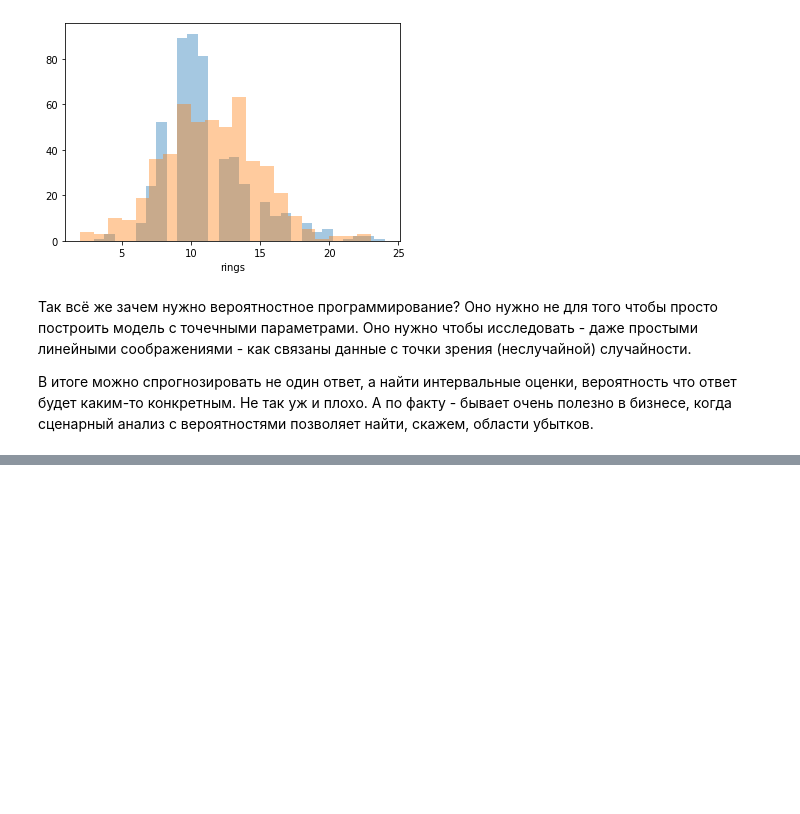
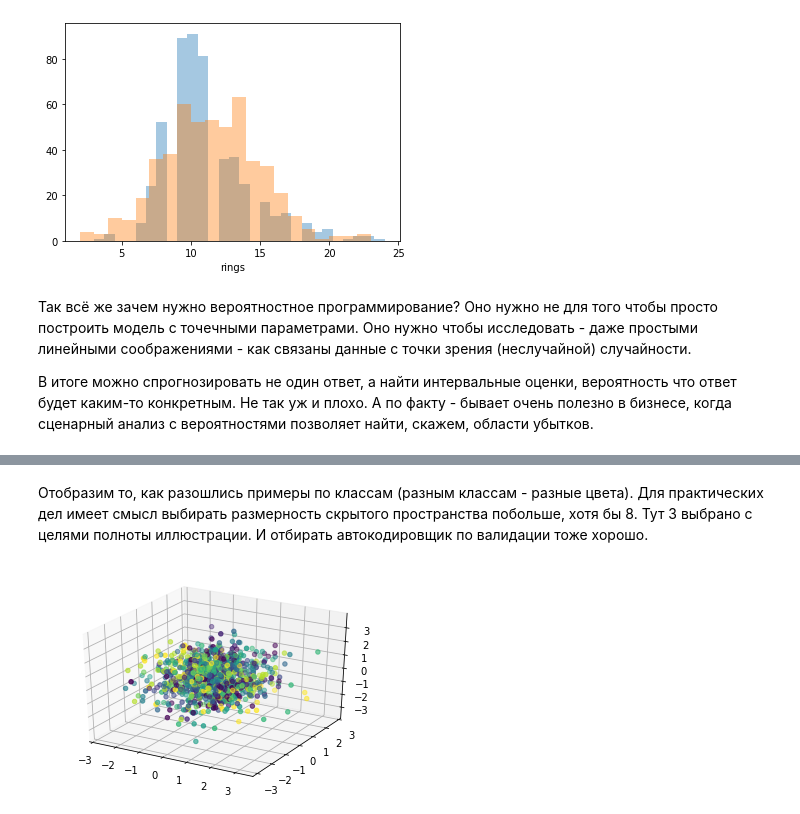
Before and after one commit to timeseries-ru/course, a Jupyter notebook: day_5.ipynb, the cells around one changed output, grey strips where cells are left out. Saved outputs shown, nothing was run; the diff lists cells and outputs as text; code cells hidden in the pictures; blank space fills up the shorter version.

```diff
--- a/day_5.ipynb
+++ b/day_5.ipynb
@@ -678,0 +876,20 @@ sns.distplot(
+# %% [markdown]
+Отобразим то, как разошлись примеры по классам (разным классам - разные цвета). Для практических дел имеет смысл выбирать размерность скрытого пространства побольше, хотя бы 8. Тут 3 выбрано с целями полноты иллюстрации. И отбирать автокодировщик по валидации тоже хорошо.
+# %%
+from mpl_toolkits.mplot3d import Axes3D
+axes = plt.subplot(projection='3d')
+
+def plot_label_clusters(cvae, images, labels, labels_categorical):
+    mean, _, _ = cvae.encoder.predict([
+        images, labels_categorical, labels_categorical
+    ])
+    axes.scatter(mean[:, 0], mean[:, 1], mean[:, 2], c=labels)
+
+plot_label_clusters(
+    cvae,
+    test_X[:1000],
+    test_y[:1000],
+    test_y_categorical[:1000]
+);
+# %% [output]
+[figure, added]
```
Also changed, not shown: parts of 12 cells of this notebook.
